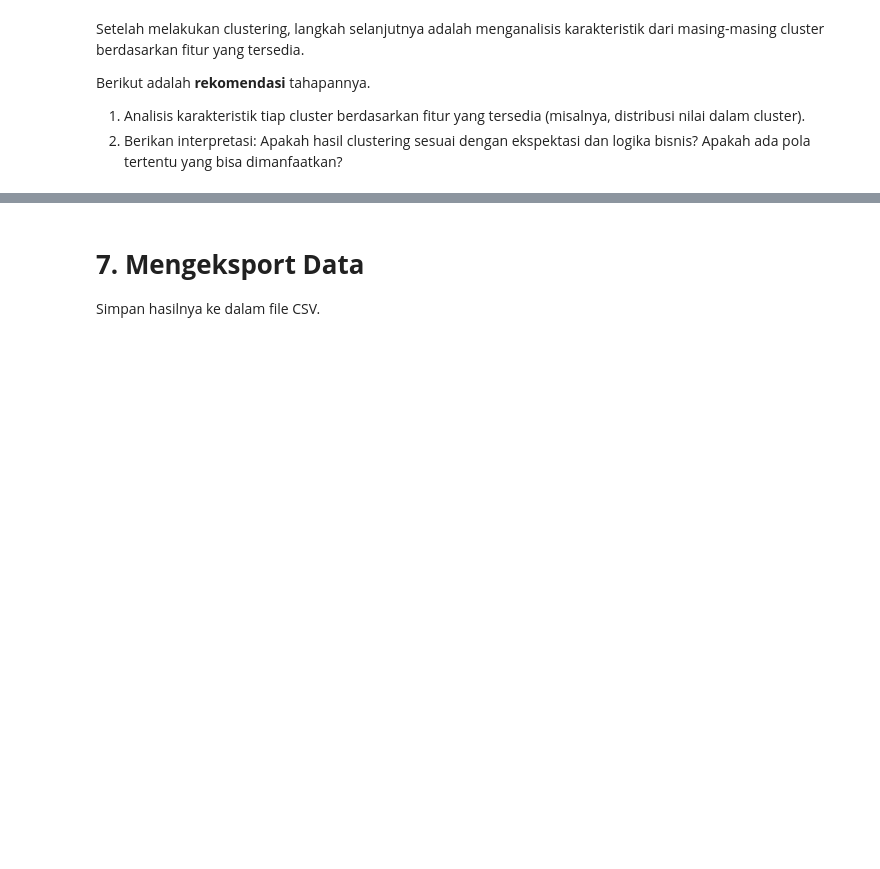
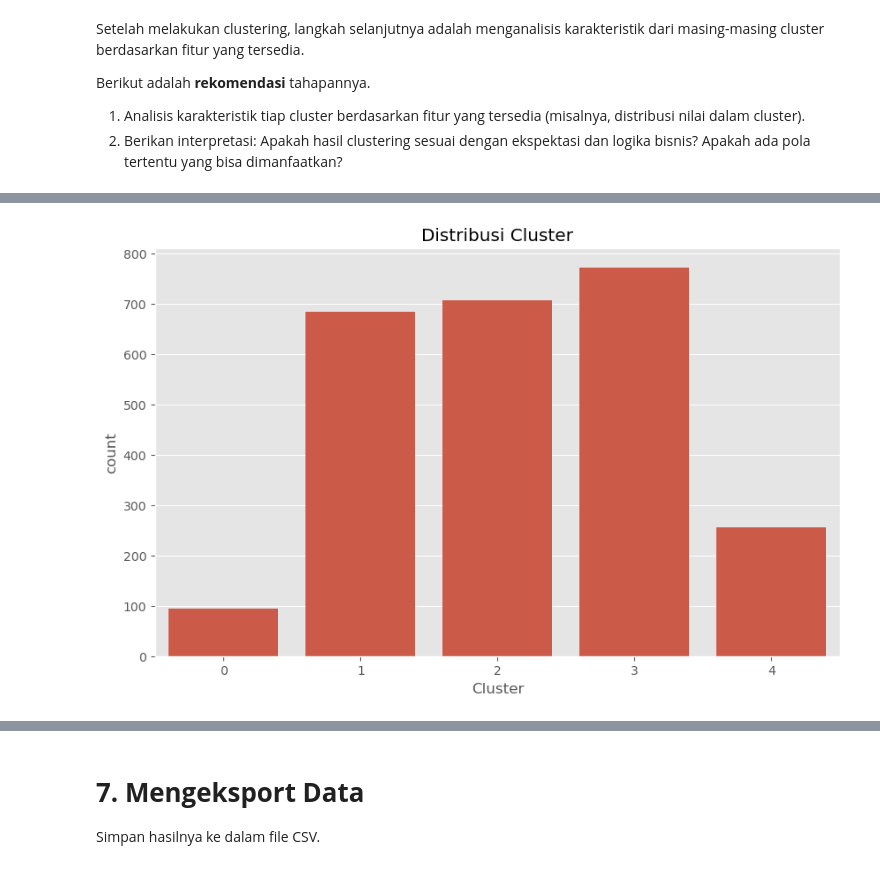
Before and after one commit to Oopirata/Project-Machine-Learning, a Jupyter notebook: Submission/[Clustering]_Submission_Akhir_BMLP_Hanif Herofa.ipynb, the cells around one changed output, grey strips where cells are left out. Cells and saved outputs as stored; diff of their text form; code cells hidden in the pictures; blank space fills up the shorter version.

```diff
--- a/Submission/[Clustering]_Submission_Akhir_BMLP_Hanif Herofa.ipynb
+++ b/Submission/[Clustering]_Submission_Akhir_BMLP_Hanif Herofa.ipynb
@@ -477,3 +564,11 @@ Name: proportion, dtype: float64
+# %%
+# Visualisasi distribusi cluster
+plt.figure(figsize=(10, 6))
+sns.countplot(x='Cluster', data=df)
+plt.title('Distribusi Cluster')
+plt.show()
+# %% [output]
+[figure, added]
 # %% [markdown]
 # Analisis Karakteristik Cluster dari Model K-Means
 
```
Also changed, not shown: parts of 2 cells of this notebook, 7 other files.
